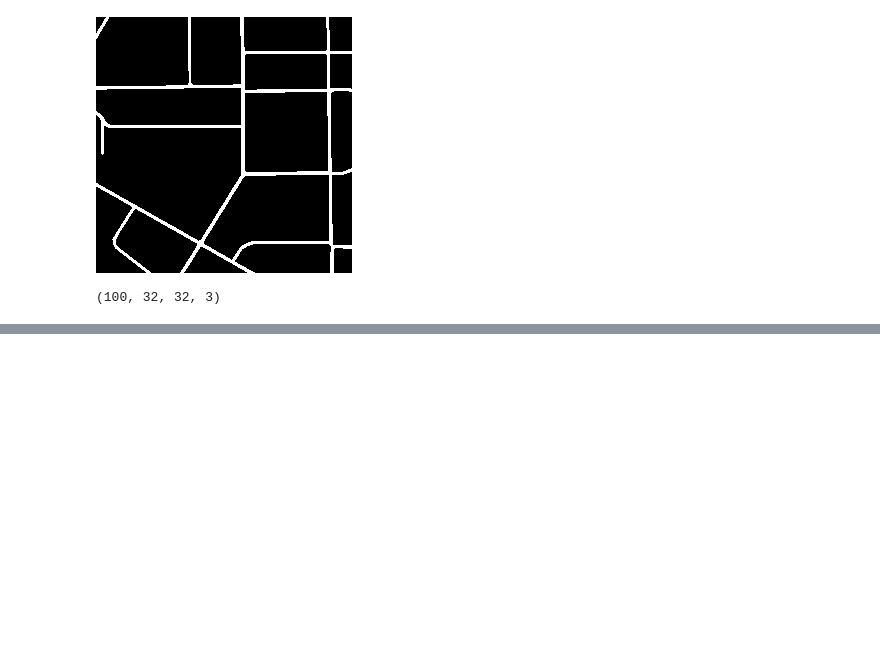
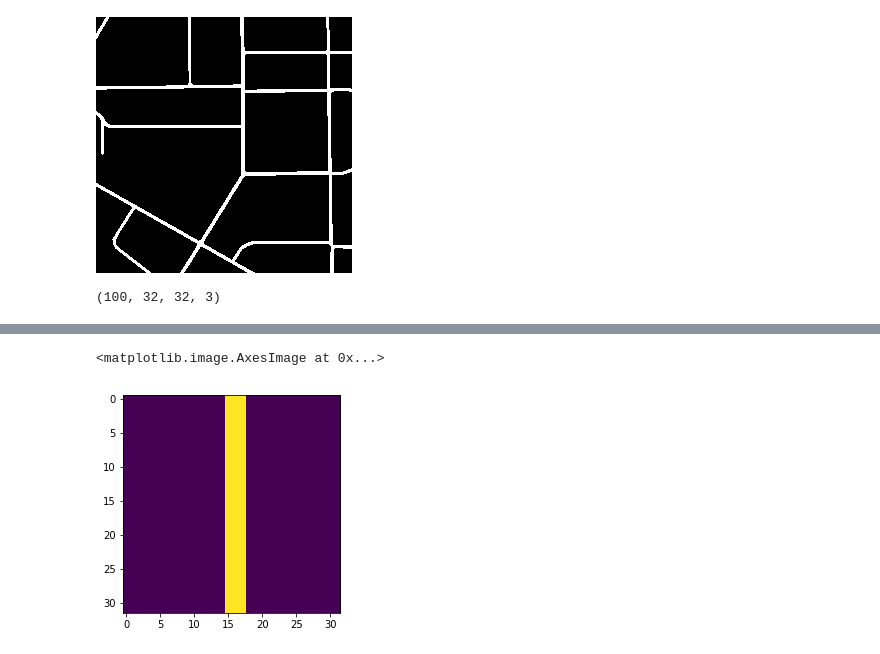
Before and after one commit to MarcBeltran/TFM, a Jupyter notebook: Albert.ipynb, the cells around one changed output, grey strips where cells are left out. Saved outputs shown, nothing was run; the diff lists cells and outputs as text; code cells hidden in the pictures; blank space fills up the shorter version.

```diff
--- a/Albert.ipynb
+++ b/Albert.ipynb
@@ -152,0 +360,5 @@ No matching distribution found for unet
+# %%
+plt.imshow(Y_train[num])
+# %% [output]
+<matplotlib.image.AxesImage at 0x...>
+[figure, added]
```
Also changed, not shown: parts of 19 cells of this notebook, 1 other file.
